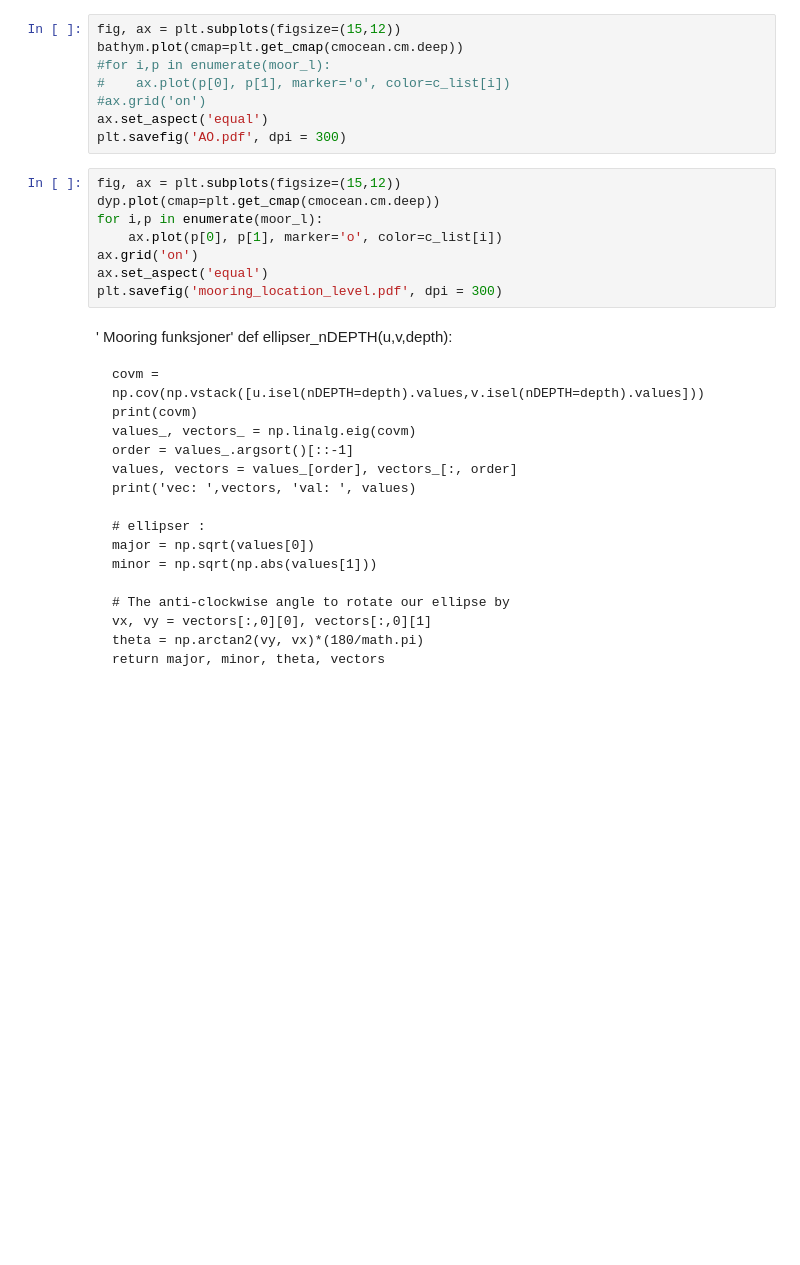
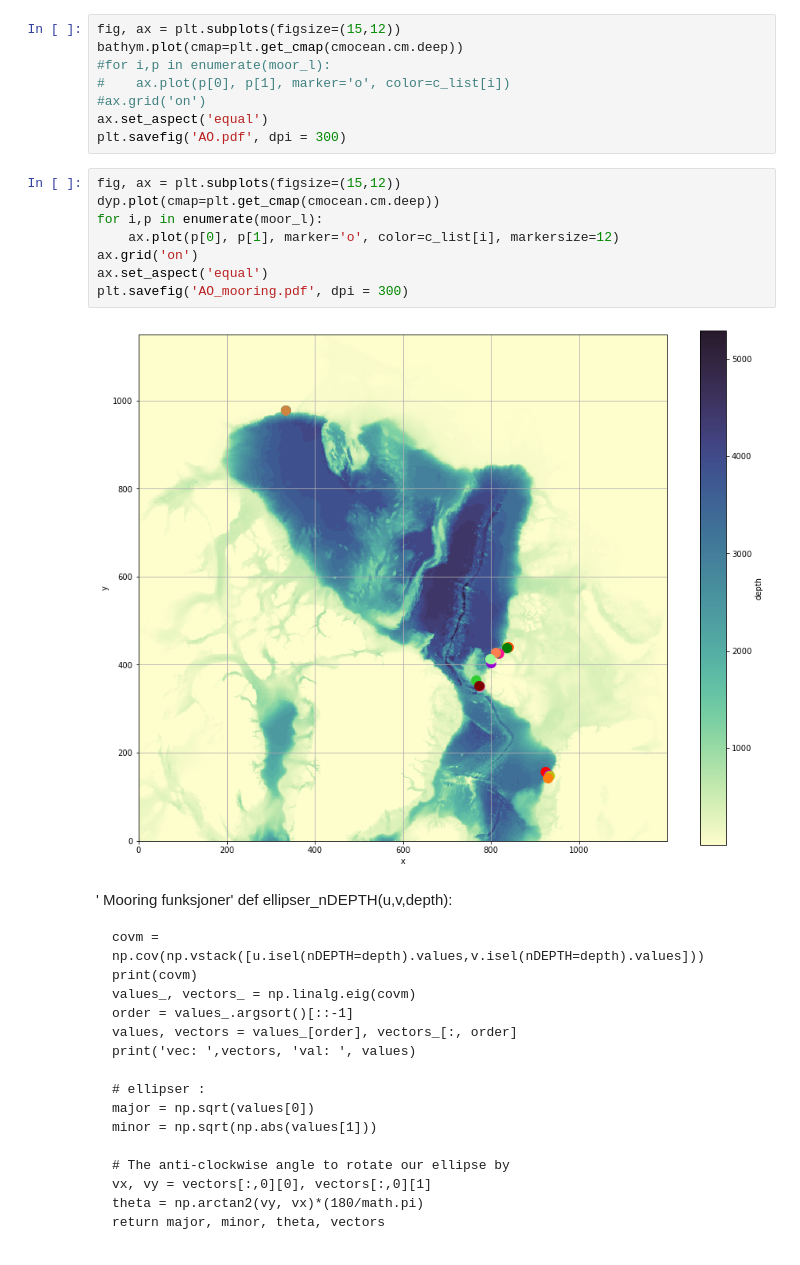
Before and after one commit to kaje2301/Master_2022, a Jupyter notebook: Model_Moor_EOF.ipynb, the cells around one changed output. Cells and saved outputs as stored; diff of their text form; blank space fills up the shorter version.

```diff
--- a/Model_Moor_EOF.ipynb
+++ b/Model_Moor_EOF.ipynb
@@ -506,11 +506,13 @@ plt.savefig('AO.pdf', dpi = 300)
 # %%
 fig, ax = plt.subplots(figsize=(15,12))
 dyp.plot(cmap=plt.get_cmap(cmocean.cm.deep))
 for i,p in enumerate(moor_l):
-    ax.plot(p[0], p[1], marker='o', color=c_list[i])
+    ax.plot(p[0], p[1], marker='o', color=c_list[i], markersize=12)
 ax.grid('on')
 ax.set_aspect('equal')
-plt.savefig('mooring_location_level.pdf', dpi = 300)
+plt.savefig('AO_mooring.pdf', dpi = 300)
+# %% [output]
+[figure, added]
 # %% [markdown]
 ' Mooring funksjoner'
 def ellipser_nDEPTH(u,v,depth):
```
Also changed, not shown: 10 other files.
